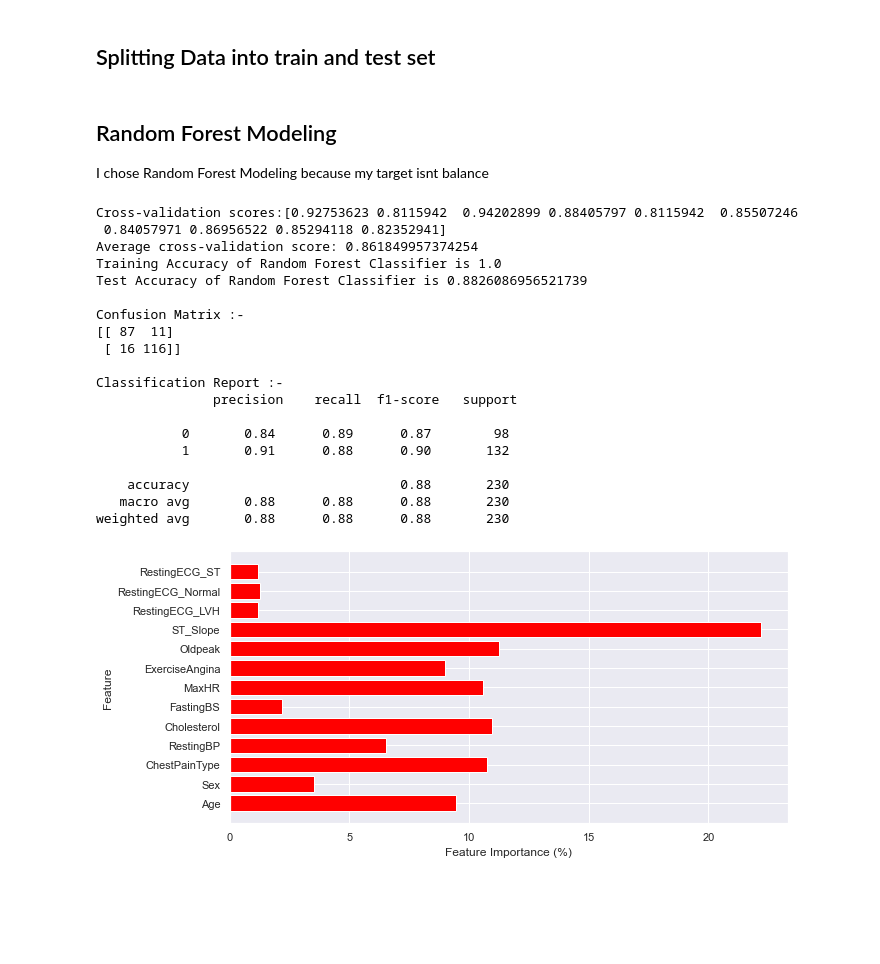
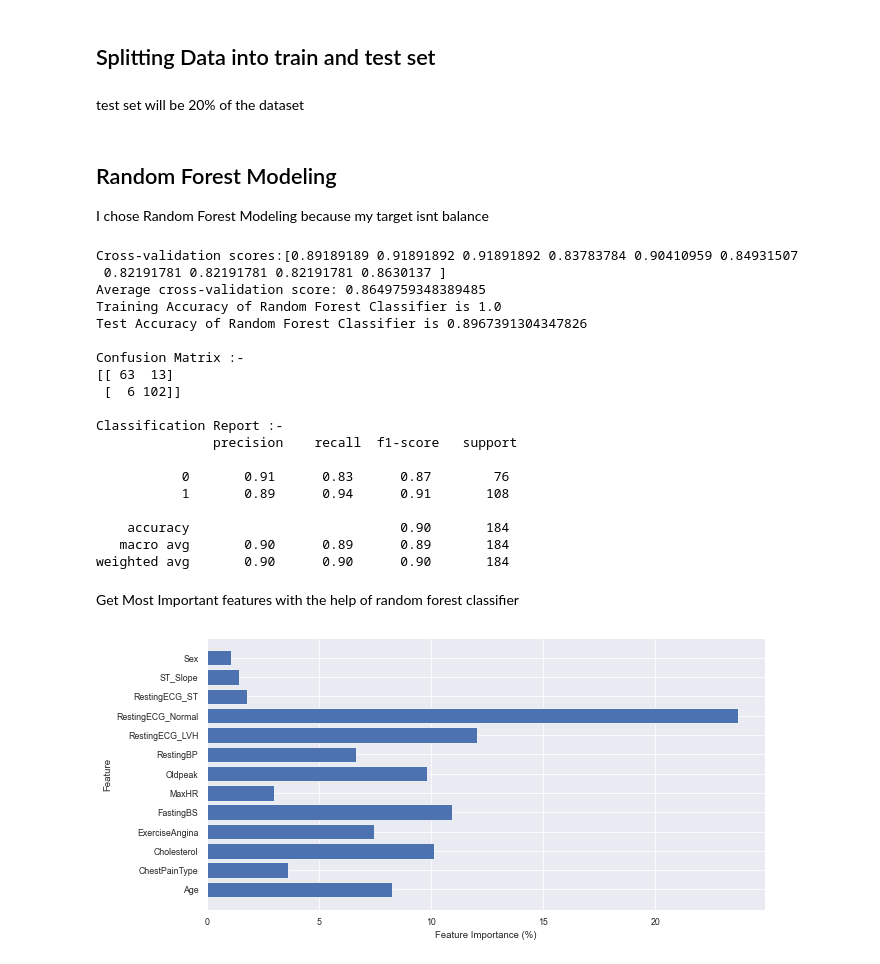
Before and after one commit to RoukaiaKHELIFI/Heart_Disease_Prediction, a Jupyter notebook: Heart_Attack_Prediction.ipynb, the cells around one changed output. Cells and saved outputs as stored; diff of their text form; code cells hidden in the pictures; blank space fills up the shorter version.

Commit message:
Accuracy 89%

```diff
--- a/Heart_Attack_Prediction.ipynb
+++ b/Heart_Attack_Prediction.ipynb
@@ -213,0 +221,4 @@ Name: HeartDisease, dtype: int64
+# %%
+sns.set(style="darkgrid")
+sns.set_context("paper")
+sns.pairplot(data=df, hue="HeartDisease",palette='bright')
@@ -407,7 +427,9 @@ Pass the following variable as a keyword arg: x. From version 0.12, the only val
 # %% [markdown]
 ## Splitting Data into train and test set
+# %% [markdown]
+test set will be 20% of the dataset
 # %%
-X_train, X_test, y_train, y_test = train_test_split(X, y, test_size = 0.25, random_state = 42)
+X_train, X_test, y_train, y_test = train_test_split(X, y, test_size = 0.2)
 # %%
 #Feature scaling
 standard_scaler = StandardScaler()
@@ -417,9 +439,6 @@ X_test= standard_scaler.transform(X_test)
 ## Random Forest Modeling
 I chose Random Forest Modeling because my target isnt balance
 # %%
-from sklearn.ensemble import RandomForestClassifier
-from sklearn.metrics import accuracy_score, confusion_matrix, classification_report
-
 rc = RandomForestClassifier()
 rc.fit(X_train, y_train)
 # accuracy score, confusion matrix and classification report of decision tree
@@ -433,31 +452,33 @@ print(f"Test Accuracy of Random Forest Classifier is {rc_acc} \n")
 print(f"Confusion Matrix :- \n{confusion_matrix(y_test, rc.predict(X_test))}\n")
 print(f"Classification Report :- \n {classification_report(y_test, rc.predict(X_test))}")
 # %% [output]
-Cross-validation scores:[0.92753623 0.8115942  0.94202899 0.88405797 0.8115942  0.85507246
- 0.84057971 0.86956522 0.85294118 0.82352941]
-Average cross-validation score: 0.861849957374254
+Cross-validation scores:[0.89189189 0.91891892 0.91891892 0.83783784 0.90410959 0.84931507
+ 0.82191781 0.82191781 0.82191781 0.8630137 ]
+Average cross-validation score: 0.8649759348389485
 Training Accuracy of Random Forest Classifier is 1.0
-Test Accuracy of Random Forest Classifier is 0.8826086956521739
+Test Accuracy of Random Forest Classifier is 0.8967391304347826
 
 Confusion Matrix :-
-[[ 87  11]
- [ 16 116]]
+[[ 63  13]
+ [  6 102]]
 
 Classification Report :-
                precision    recall  f1-score   support
 
-           0       0.84      0.89      0.87        98
-           1       0.91      0.88      0.90       132
+           0       0.91      0.83      0.87        76
+           1       0.89      0.94      0.91       108
 
-    accuracy                           0.88       230
-   macro avg       0.88      0.88      0.88       230
-weighted avg       0.88      0.88      0.88       230
+    accuracy                           0.90       184
+   macro avg       0.90      0.89      0.89       184
+weighted avg       0.90      0.90      0.90       184
+# %% [markdown]
+Get Most Important features with the help of random forest classifier
 # %%
 plt.figure(figsize=(10,5))
-plt.barh(df.drop(['HeartDisease'],axis=1).columns.values,rc.feature_importances_*100,align='center', color='red')
+plt.barh(df.drop(['HeartDisease'],axis=1).columns.values,rc.feature_importances_*100,align='center')
 plt.xlabel("Feature Importance (%)")
 plt.ylabel("Feature")
 plt.grid(True)
 plt.show()
 # %% [output]
-[figure, old version]
+[figure, new version]
```
Also changed, not shown: parts of 20 cells of this notebook.
